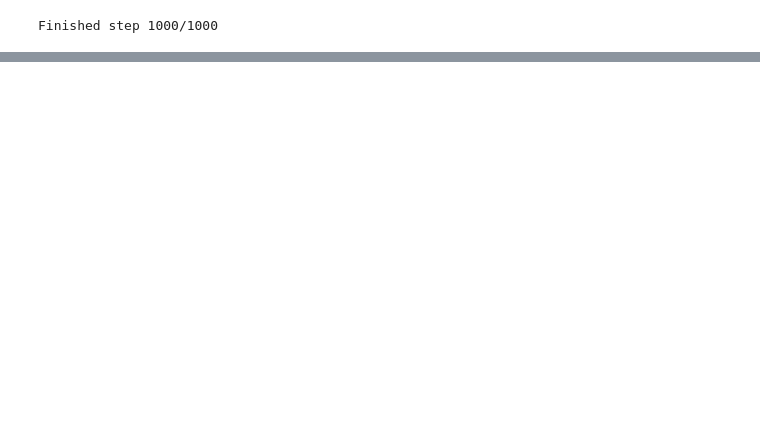
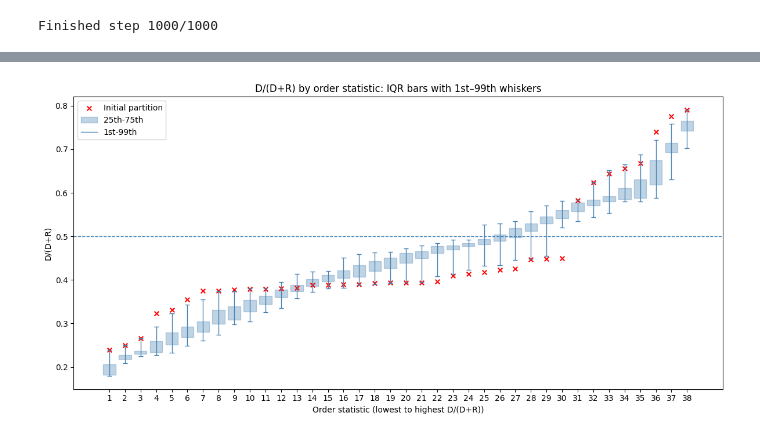
Before and after one commit to EdouardHeitzmann/texas_gerrychain_demo, a Jupyter notebook: texas_gerrychain_demo.ipynb, the cells around one changed output, grey strips where cells are left out. Cells and saved outputs as stored; diff of their text form; code cells hidden in the pictures; blank space fills up the shorter version.

```diff
--- a/texas_gerrychain_demo.ipynb
+++ b/texas_gerrychain_demo.ipynb
@@ -81,7 +96,7 @@ proposal = partial(
 
 recom_chain = MarkovChain(
     proposal=proposal,
-    constraints=[],
+    constraints=[contiguous],
     accept=always_accept,
     initial_state=tx_partition,
     total_steps=1000
@@ -263,0 +112,92 @@ True
+# %%
+import numpy as np
+import matplotlib.pyplot as plt
+from matplotlib.lines import Line2D
+
+# Brute-force compute sorted D/(D+R) ratios for each assignment
+ratios_per_assignment = []
+
+# Parts are 1-indexed in this dataset
+n_parts = len(tx_partition)
+parts_list = list(range(1, n_parts + 1))
+
+for assignment in assignment_list:
+    # part -> [D, R]
+    part_sums = {part: [0.0, 0.0] for part in parts_list}
+    for node, part in assignment.mapping.items():
+        data = modified_tx_graph.nodes[node]
+        d = data.get("HarrisD_PRSG24", 0) or 0
+        r = data.get("TrumpR_PRSG24", 0) or 0
+        part_sums[part][0] += d
+        part_sums[part][1] += r
+
+    ratios = []
+    for d, r in part_sums.values():
+        total = d + r
+        ratios.append(d / total if total else np.nan)
+
+    ratios = np.array(ratios, dtype=float)
+    # Sort low->high, keeping NaNs at the end
+    ratios = np.sort(ratios)
+    ratios_per_assignment.append(ratios)
+
+# Stack into matrix: rows = assignments, cols = order stats
+ratios_matrix = np.vstack(ratios_per_assignment)
+
+q01 = np.nanpercentile(ratios_matrix, 1, axis=0)
+q25 = np.nanpercentile(ratios_matrix, 25, axis=0)
+q75 = np.nanpercentile(ratios_matrix, 75, axis=0)
+q99 = np.nanpercentile(ratios_matrix, 99, axis=0)
+
+x = np.arange(1, ratios_matrix.shape[1] + 1)
+
+# Compute initial partition ratios for overlay
+init_sums = {part: [0.0, 0.0] for part in parts_list}
+for node, part in tx_partition.assignment.mapping.items():
+    data = modified_tx_graph.nodes[node]
+    d = data.get("HarrisD_PRSG24", 0) or 0
+    r = data.get("TrumpR_PRSG24", 0) or 0
+    init_sums[part][0] += d
+    init_sums[part][1] += r
+
+init_ratios = []
+for d, r in init_sums.values():
+    total = d + r
+    init_ratios.append(d / total if total else np.nan)
+init_ratios = np.sort(np.array(init_ratios, dtype=float))
+
+plt.figure(figsize=(12, 6))
+
+# Bar from 25th to 75th percentile
+bar_heights = q75 - q25
+plt.bar(x, bar_heights, bottom=q25, width=0.8, alpha=0.35, color="steelblue", edgecolor="steelblue", label="25th-75th")
+
+# Whiskers from 1st to 99th percentile
+for xi, lo, hi in zip(x, q01, q99):
+    plt.vlines(xi, lo, hi, colors="steelblue", linewidth=1)
+    plt.hlines([lo, hi], xi - 0.15, xi + 0.15, colors="steelblue", linewidth=1)
+
+# Initial partition overlay as red X
+plt.scatter(x, init_ratios, color="red", marker="x", s=30, label="Initial partition")
+
+# Reference line at 0.5
+plt.axhline(0.5, color="steelblue", linestyle="--", linewidth=1)
+
+# Histogram-like x-axis ticks
+plt.xticks(x)
+
+plt.xlabel("Order statistic (lowest to highest D/(D+R))")
+plt.ylabel("D/(D+R)")
+plt.title("D/(D+R) by order statistic: IQR bars with 1st–99th whiskers")
+
+# Legend (add whisker handle)
+whisker_handle = Line2D([0], [0], color="steelblue", linewidth=1, label="1st-99th")
+handles, labels = plt.gca().get_legend_handles_labels()
+handles.append(whisker_handle)
+labels.append("1st-99th")
+plt.legend(handles, labels)
+
+plt.tight_layout()
+plt.show()
+# %% [output]
+[figure, added]
```
Also changed, not shown: parts of 20 cells of this notebook.
